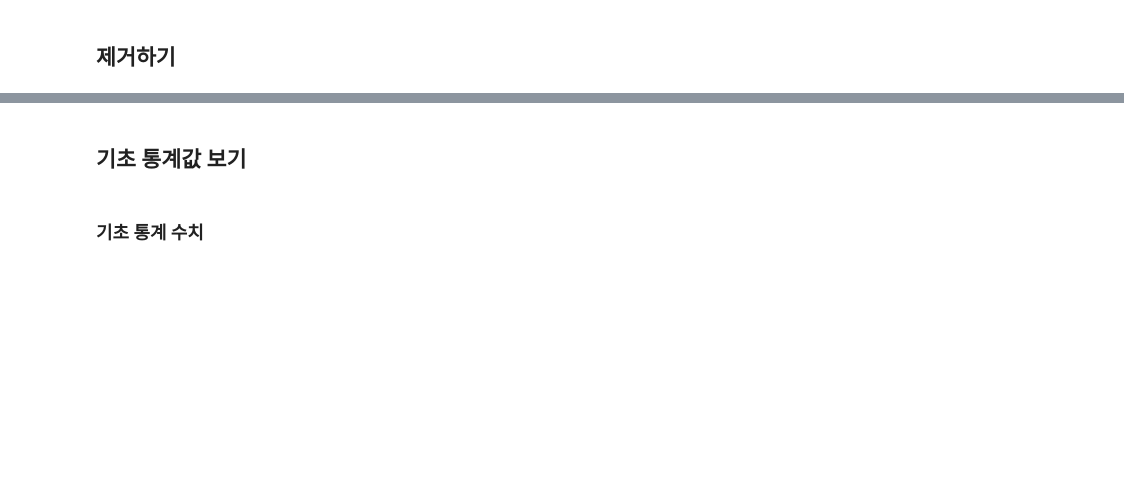
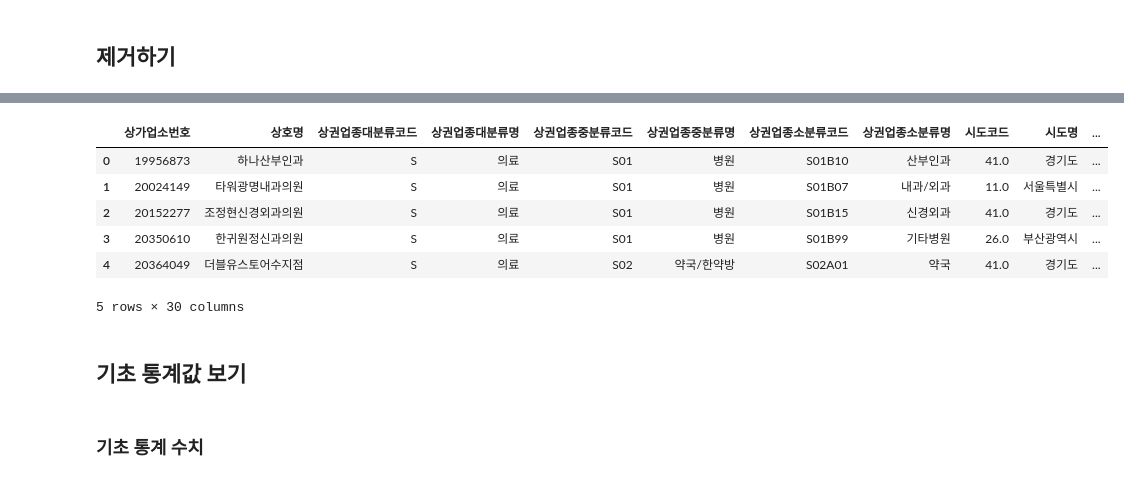
Before and after one commit to corazzon/boostcourse-ds-510, a Jupyter notebook: open-data-analysis-input.ipynb, the cells around one changed output, grey strips where cells are left out. Cells and saved outputs as stored; diff of their text form; code cells hidden in the pictures; blank space fills up the shorter version.

```diff
--- a/open-data-analysis-input.ipynb
+++ b/open-data-analysis-input.ipynb
@@ -89,3 +297,13 @@ from IPython.display import set_matplotlib_formats
+# %%
+df.head()
+# %% [output]
+|  | 상가업소번호 | 상호명 | 상권업종대분류코드 | 상권업종대분류명 | 상권업종중분류코드 | 상권업종중분류명 | 상권업종소분류코드 | 상권업종소분류명 | 시도코드 | 시도명 | ... |
+| 0 | 19956873 | 하나산부인과 | S | 의료 | S01 | 병원 | S01B10 | 산부인과 | 41.0 | 경기도 | ... |
+| 1 | 20024149 | 타워광명내과의원 | S | 의료 | S01 | 병원 | S01B07 | 내과/외과 | 11.0 | 서울특별시 | ... |
+| 2 | 20152277 | 조정현신경외과의원 | S | 의료 | S01 | 병원 | S01B15 | 신경외과 | 41.0 | 경기도 | ... |
+| 3 | 20350610 | 한귀원정신과의원 | S | 의료 | S01 | 병원 | S01B99 | 기타병원 | 26.0 | 부산광역시 | ... |
+| 4 | 20364049 | 더블유스토어수지점 | S | 의료 | S02 | 약국/한약방 | S02A01 | 약국 | 41.0 | 경기도 | ... |
+5 rows × 30 columns
 # %% [markdown]
 ## 기초 통계값 보기
 # %% [markdown]
```
Also changed, not shown: parts of 28 cells of this notebook, 7 other files.
